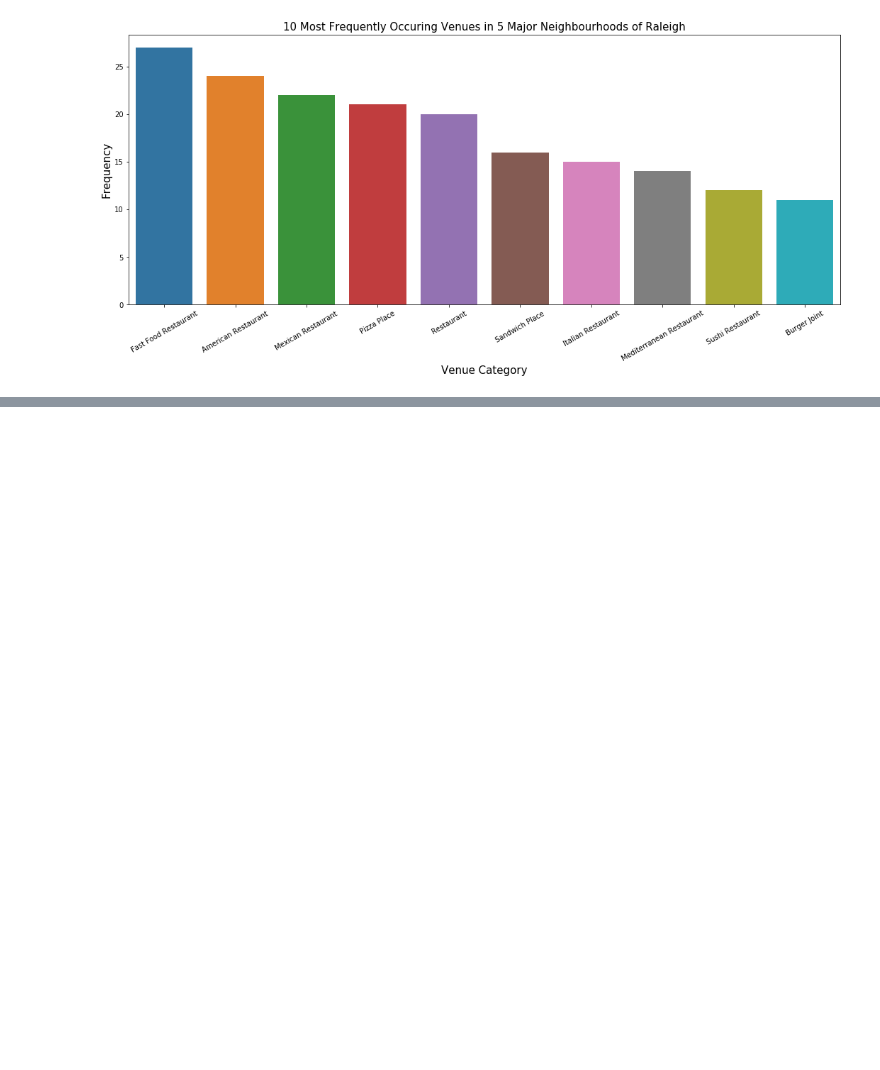
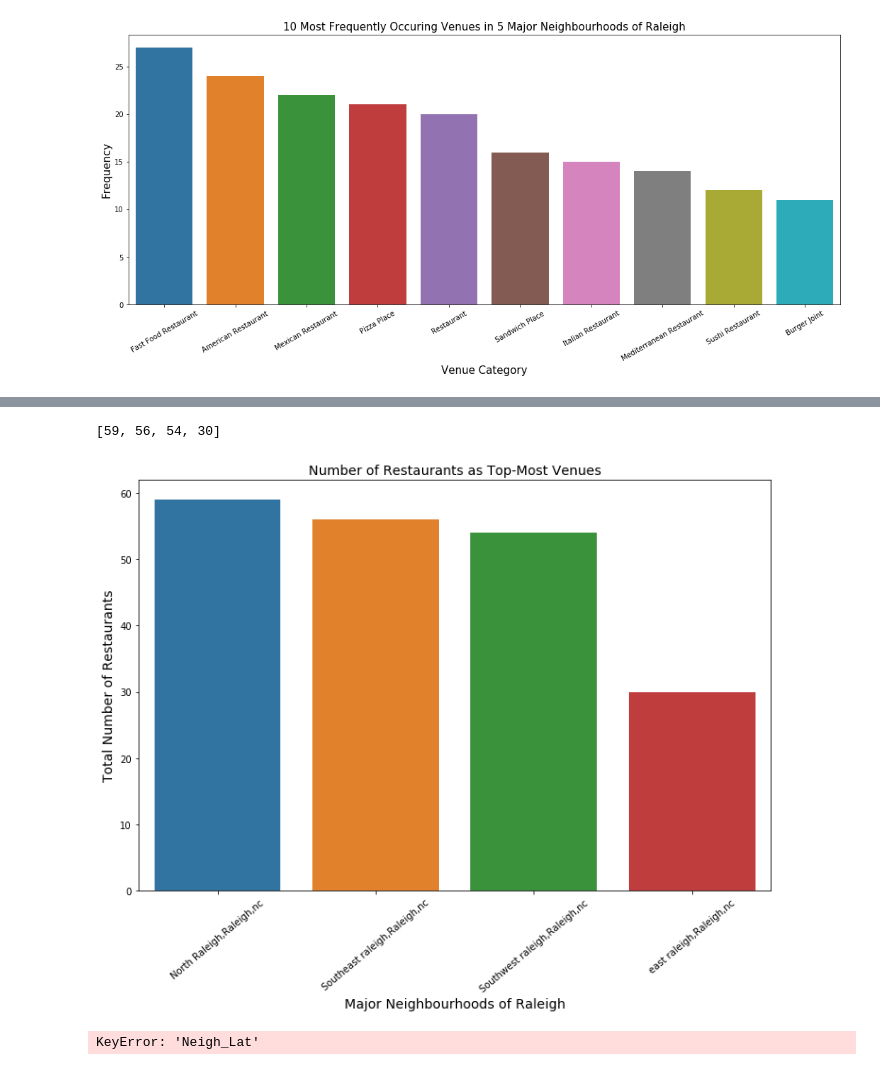
Before and after one commit to Devnathv/IBMCapstoneProject, a Jupyter notebook: FinalProject.ipynb, the cells around one changed output, grey strips where cells are left out. Drawn from its saved outputs; the diff is of its cells as text; code cells hidden in the pictures; blank space fills up the shorter version.

```diff
--- a/FinalProject.ipynb
+++ b/FinalProject.ipynb
@@ -413,19 +427,54 @@ Neighbourhood_top10_venues_sorted.head(5)
 | 4 | east raleigh,Raleigh,nc | Restaurant | Pizza Place | Fast Food Restaurant | Comfort Food Restaurant | ... |
 # %%
 #try groupby to play with restaurant
-Tokyo_5_Dist_Venues_restaurant = Tokyo_5_Dist_Venues.groupby(['District'])['Venue_Category'].apply(lambda x: x[x.str.contains('Restaurant')].count())
-Tokyo_5_Dist_Venues_restaurant_df = Tokyo_5_Dist_Venues_restaurant.to_frame().reset_index()
-Tokyo_5_Dist_Venues_restaurant_df.columns = ['District', 'Number of Restaurant']
-Tokyo_5_Dist_Venues_restaurant_df.index = np.arange(1, len(Tokyo_5_Dist_Venues_restaurant_df)+1)
+Raleigh_Neigh_Venues_restaurant = final_Ral.groupby(['Neighbourhood'])['Venue_Category'].apply(lambda x: x[x.str.contains('Restaurant')].count())
+Raleigh_Neigh_Venues_restaurant = Raleigh_Neigh_Venues_restaurant.to_frame().reset_index()
+Raleigh_Neigh_Venues_restaurant.columns = ['Neighbourhood', 'Number of Restaurant']
 
-list_rest_no = Tokyo_5_Dist_Venues_restaurant_df['Number of Restaurant'].to_list()
+Raleigh_Neigh_Venues_restaurant.index = np.arange(1, len(Raleigh_Neigh_Venues_restaurant)+1)
+
+list_rest_no = Raleigh_Neigh_Venues_restaurant['Number of Restaurant'].to_list()
 print (list_rest_no)
 fig = plt.figure(figsize=(12,8))
-bar = sns.barplot(x='District', y='Number of Restaurant', data=Tokyo_5_Dist_Venues_restaurant_df)
+bar = sns.barplot(x='Neighbourhood', y='Number of Restaurant', data=Raleigh_Neigh_Venues_restaurant)
 
 bar.set_ylabel("Total Number of Restaurants", fontsize=14)
 bar.set_xlabel("Major Neighbourhoods of Raleigh", fontsize=14)
 bar.set_xticklabels(bar.get_xticklabels(),rotation=40)
 bar.set_title("Number of Restaurants as Top-Most Venues", fontsize=14)
 #plt.savefig("No_of_Rest_as_Top_Venues.png", dpi=240)
 plt.show()
+# %% [output]
+[59, 56, 54, 30]
+[figure, added]
+# %%
+# create map
+map_restaurants10 = folium.Map(location=[ral_lat, ral_long], tiles='cartodbpositron',
+                               attr="<a href=https://github.com/python-visualization/folium/>Folium</a>")
+
+# set color scheme for the clusters
+x = np.arange(kclusters)
+ys = [i + x + (i*x)**2 for i in range(kclusters)]
+colors_array = cm.rainbow(np.linspace(0, 1, len(ys)))
+rainbow = [colors.rgb2hex(i) for i in colors_array]
+#rainbow = ['#00ff00', '#ff00ff','#0000ff','#ffa500' ,'#ff0000']
+Districts = ['Nagatacho', 'Nihonbashi', 'Shinjuku', 'Shinagawa', 'Shibuya']
+
+# add markers to the map Neigh_Lat	Neigh_Lng
+for lat, lon, poi, cluster in zip(Raleigh_Neigh_Venues_restaurant['Neigh_Lat'],
+                                  Raleigh_Neigh_Venues_restaurant['Neigh_Lng'],
+                                  Raleigh_Neigh_Venues_restaurant['Neighbourhood'],
+                                  Raleigh_Neigh_Venues_restaurant['Cluster Label']):
+    label = folium.Popup(str(poi) + ' Cluster ' + str(cluster), parse_html=True)
+    folium.CircleMarker(
+        [lat, lon],
+        radius=list_rest_no[Districts.index(poi)]*0.5,
+        popup=label,
+        color=rainbow[cluster-1],
+        fill=True,
+        fill_color=rainbow[cluster-1],
+        fill_opacity=0.7).add_to(map_restaurants10)
+
+#map_restaurants10
+# %% [output]
+KeyError: 'Neigh_Lat'
```
Also changed, not shown: parts of 3 cells of this notebook.
